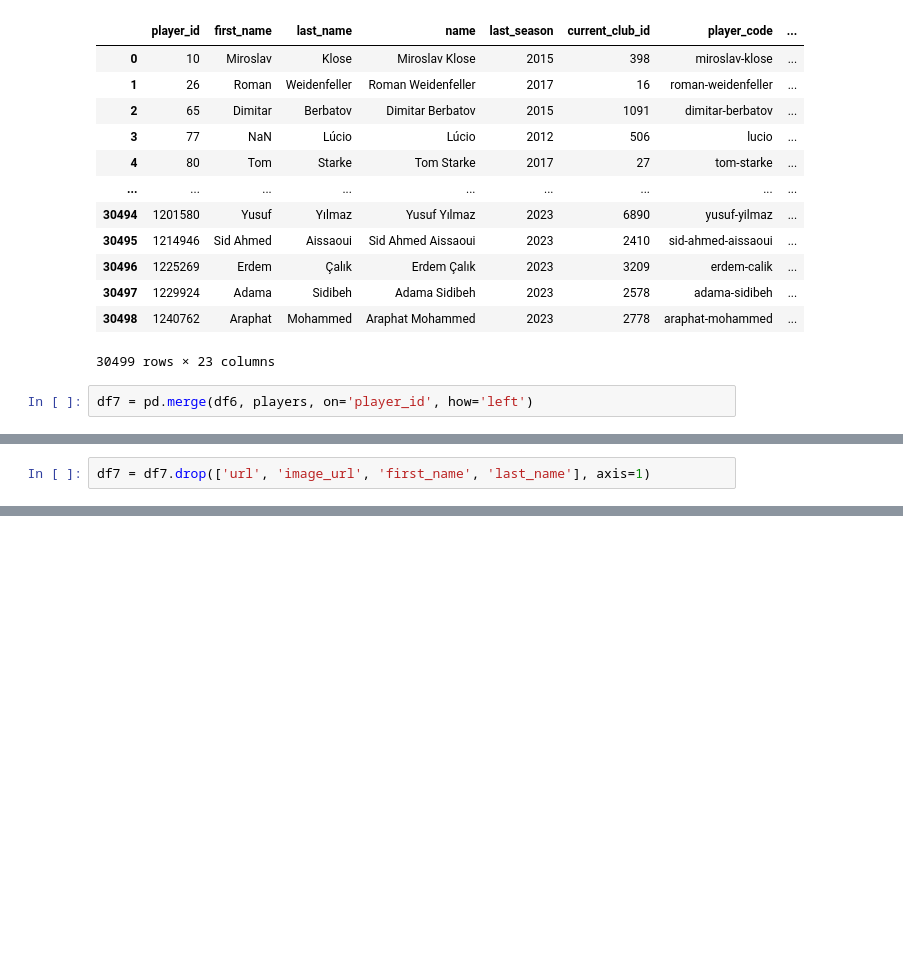
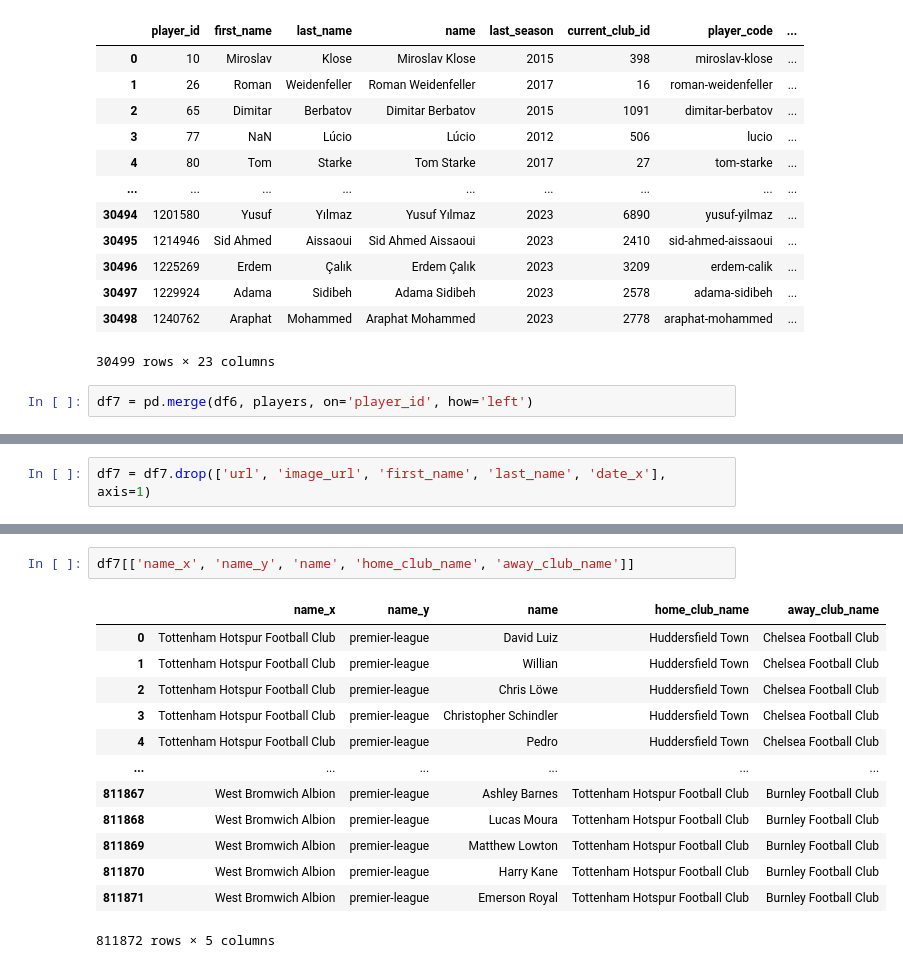
Before and after one commit to MijeongKim0533/PJ_Best_Combination, a Jupyter notebook: SY/Untitled-1.ipynb, the cells around one changed output, grey strips where cells are left out. Saved outputs shown, nothing was run; the diff lists cells and outputs as text; blank space fills up the shorter version.

```diff
--- a/SY/Untitled-1.ipynb
+++ b/SY/Untitled-1.ipynb
@@ -408,3 +406,5 @@ df7 = pd.merge(df6, players, on='player_id', how='left')
+# %%
+df7 = df7.drop(['url', 'image_url', 'first_name', 'last_name', 'date_x'], axis=1)
 # %%
 df7.info()
 # %% [output]
@@ -428,2 +427,0 @@ memory usage: 459.1+ MB
-# %%
-df7 = df7.drop(['url', 'image_url', 'first_name', 'last_name'], axis=1)
@@ -465,0 +428,16 @@ df7
+# %%
+df7[['name_x', 'name_y', 'name', 'home_club_name', 'away_club_name']]
+# %% [output]
+|  | name_x | name_y | name | home_club_name | away_club_name |
+| 0 | Tottenham Hotspur Football Club | premier-league | David Luiz | Huddersfield Town | Chelsea Football Club |
+| 1 | Tottenham Hotspur Football Club | premier-league | Willian | Huddersfield Town | Chelsea Football Club |
+| 2 | Tottenham Hotspur Football Club | premier-league | Chris Löwe | Huddersfield Town | Chelsea Football Club |
+| 3 | Tottenham Hotspur Football Club | premier-league | Christopher Schindler | Huddersfield Town | Chelsea Football Club |
+| 4 | Tottenham Hotspur Football Club | premier-league | Pedro | Huddersfield Town | Chelsea Football Club |
+| ... | ... | ... | ... | ... | ... |
+| 811867 | West Bromwich Albion | premier-league | Ashley Barnes | Tottenham Hotspur Football Club | Burnley Football Club |
+| 811868 | West Bromwich Albion | premier-league | Lucas Moura | Tottenham Hotspur Football Club | Burnley Football Club |
+| 811869 | West Bromwich Albion | premier-league | Matthew Lowton | Tottenham Hotspur Football Club | Burnley Football Club |
+| 811870 | West Bromwich Albion | premier-league | Harry Kane | Tottenham Hotspur Football Club | Burnley Football Club |
+| 811871 | West Bromwich Albion | premier-league | Emerson Royal | Tottenham Hotspur Football Club | Burnley Football Club |
+811872 rows × 5 columns
```
Also changed, not shown: parts of 8 cells of this notebook.
